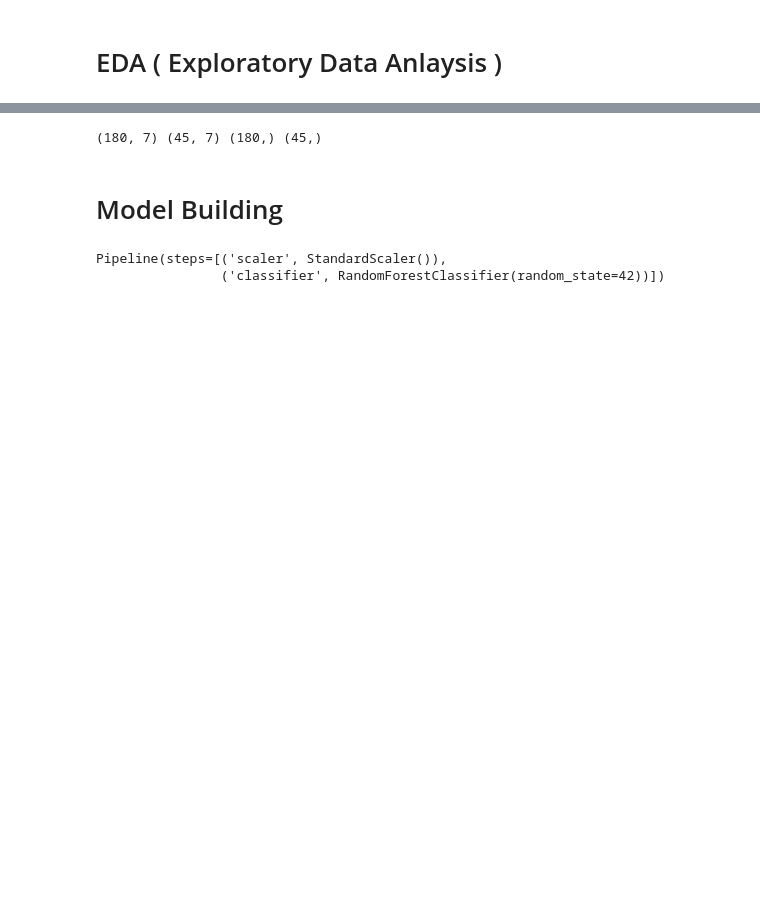
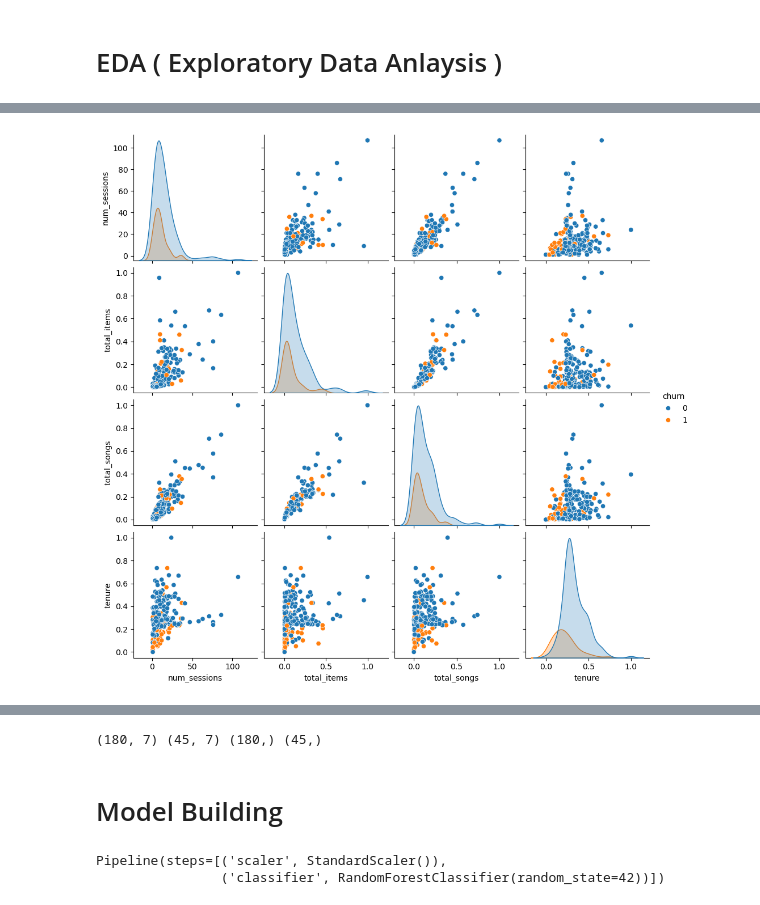
Before and after one commit to ZeroDiscord/AI-ML, a Jupyter notebook: project/main.ipynb, the cells around one changed output, grey strips where cells are left out. Saved outputs shown, nothing was run; the diff lists cells and outputs as text; code cells hidden in the pictures; blank space fills up the shorter version.

```diff
--- a/project/main.ipynb
+++ b/project/main.ipynb
@@ -203,3 +252,8 @@ plt.show()
+# %%
+sns.pairplot(user_activity, hue="churn", vars=features_to_plot)
+plt.show()
+# %% [output]
+[figure, added]
 # %%
 # Correlation matrix
 corr = user_activity.corr()
```
Also changed, not shown: parts of 13 cells of this notebook, 1 other file.
